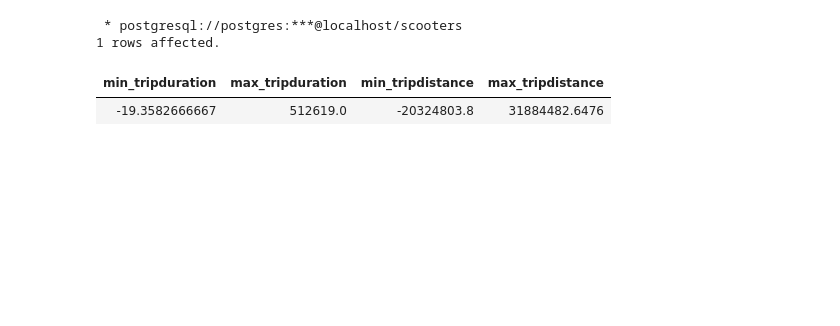
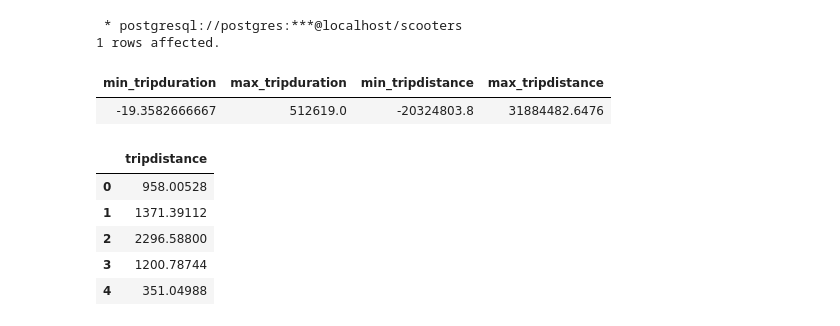
Before and after one commit to NSS-Data-Analytics-Cohort-10/scooters-group-2, a Jupyter notebook: notebooks/scooters1.ipynb, the cells around one changed output. Saved outputs shown, nothing was run; the diff lists cells and outputs as text; code cells hidden in the pictures; blank space fills up the shorter version.

```diff
--- a/notebooks/scooters1.ipynb
+++ b/notebooks/scooters1.ipynb
@@ -131,0 +140,9 @@ FROM trips
+# %%
+distance_distribution.head()
+# %% [output]
+|  | tripdistance |
+| 0 | 958.00528 |
+| 1 | 1371.39112 |
+| 2 | 2296.58800 |
+| 3 | 1200.78744 |
+| 4 | 351.04988 |
```
Also changed, not shown: parts of 8 cells of this notebook.
